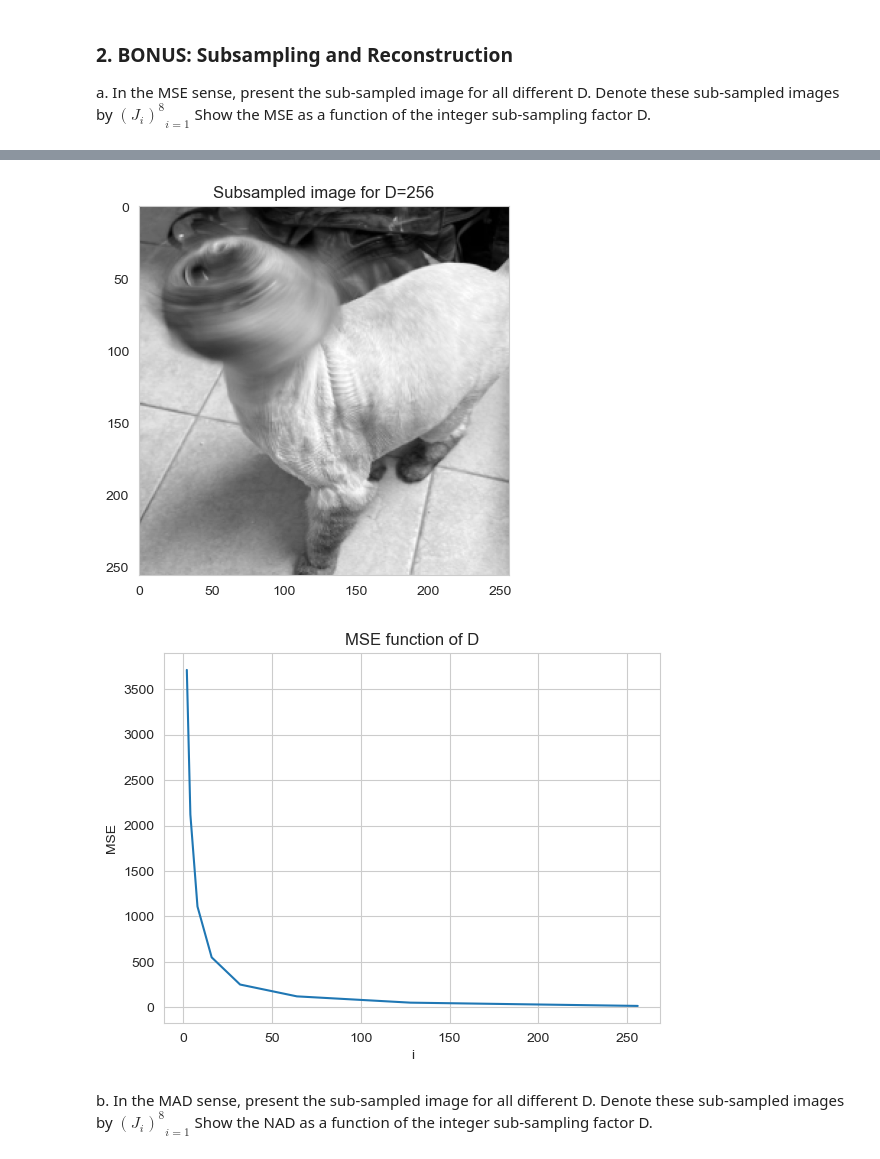
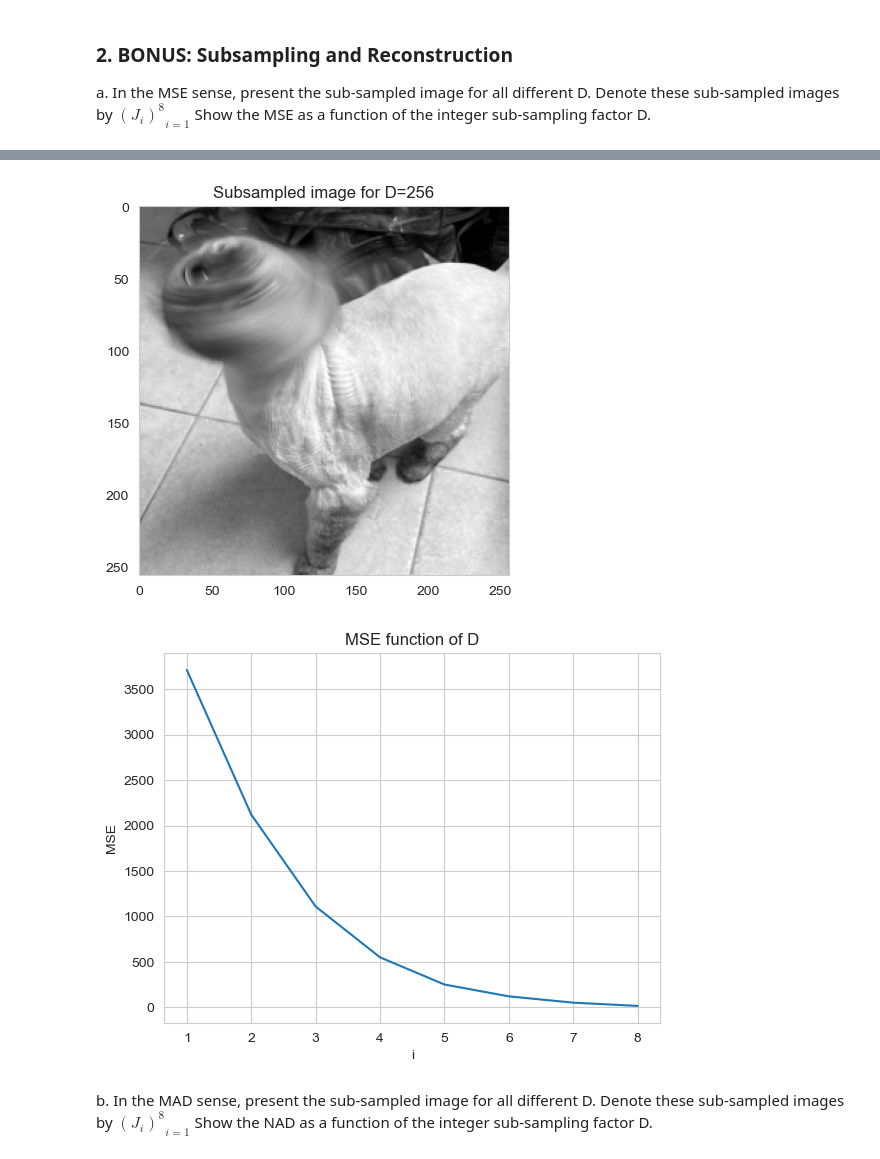
Before and after one commit to Av0cat0/IntroToDataProcessingAndRepresentation-cs236201-HW1, a Jupyter notebook: HW1.ipynb, the cells around one changed output, grey strips where cells are left out. Saved outputs shown, nothing was run; the diff lists cells and outputs as text; code cells hidden in the pictures.

```diff
--- a/HW1.ipynb
+++ b/HW1.ipynb
@@ -327,30 +327,30 @@ def image_constructor(gray_img, N, is_mse):
 # %%
 mse_array = np.zeros(8)
 mse_reconstructed_image = []
 for i in range(8):
     sampled_image, rec_img = image_constructor(gray_image_float, 2**(i+1), True)
     mse_reconstructed_image.append(rec_img)
     mse_array[i] = np.mean((gray_image_float - rec_img)**2)
     plt.title(f"Subsampled image for D={2**(i+1)}")
     plt.imshow(sampled_image, cmap='gray')
     plt.grid(False)
     plt.show()
 
 plt.title("MSE function of D")
 plt.xlabel("i")
 plt.ylabel("MSE")
-plt.plot(2**np.arange(1,9,1),mse_array)
+plt.plot(np.arange(1,9,1),mse_array)
 plt.show()
 # %% [output]
 [figure]
 [figure]
 [figure]
 [figure]
 [figure]
 [figure]
 [figure]
 [figure]
-[figure, old version]
+[figure, new version]
 # %% [markdown]
 b. In the MAD sense, present the sub-sampled image for all different D. Denote these sub-sampled images by ${(J_i)^8}_{i=1}$ Show the NAD as a function of the integer sub-sampling factor D.
 # %%
```
Also changed, not shown: parts of 1 cell of this notebook.
